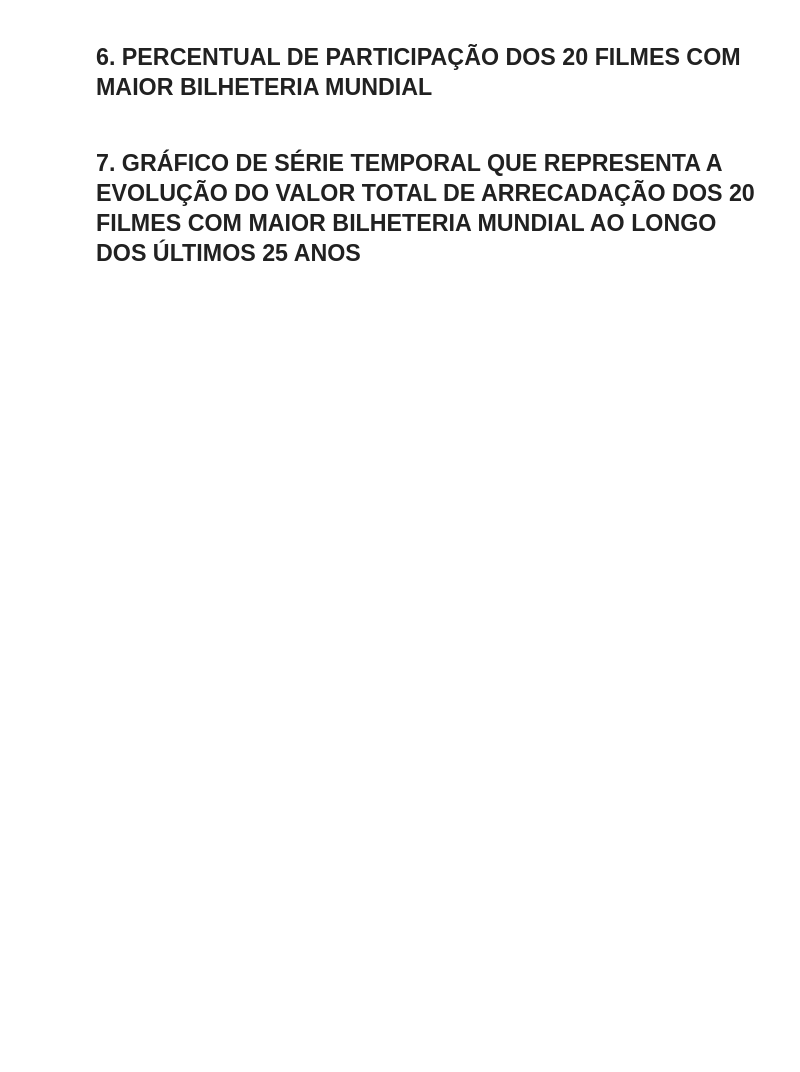
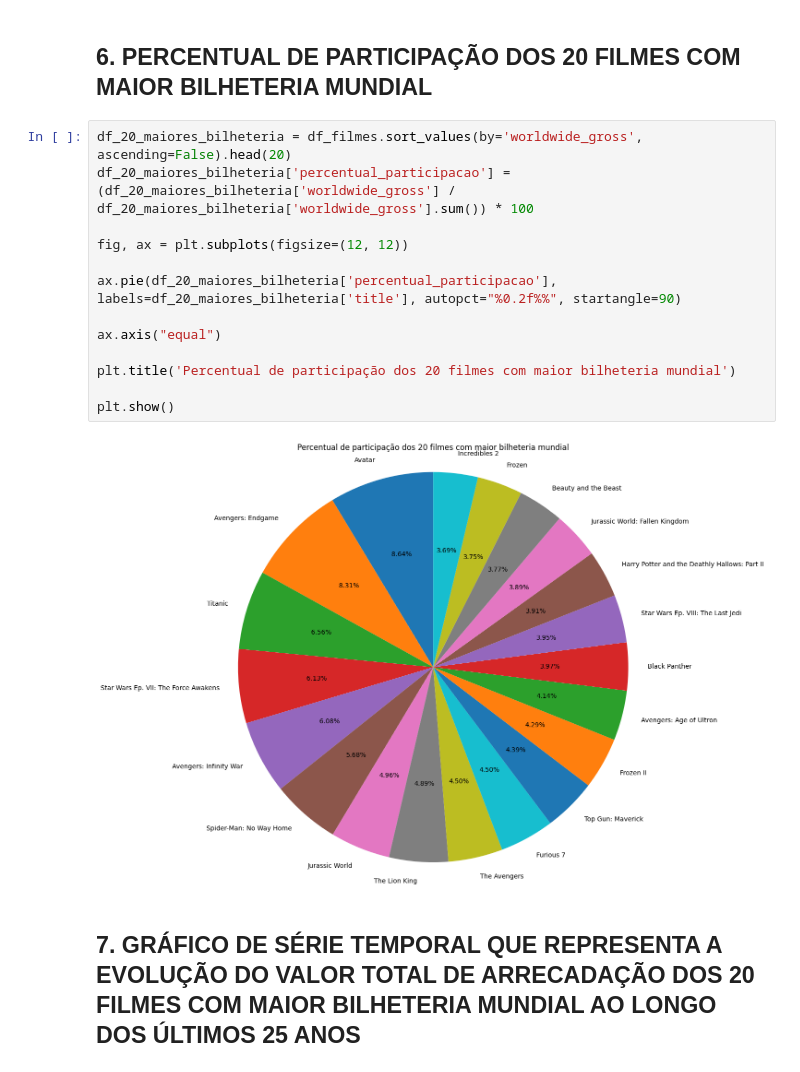
Before and after one commit to arthurabelo/AnaliseFilmesPandas, a Jupyter notebook: Analise_Filmes.ipynb, the cells around one changed output. Cells and saved outputs as stored; diff of their text form; blank space fills up the shorter version.

```diff
--- a/Analise_Filmes.ipynb
+++ b/Analise_Filmes.ipynb
@@ -276,4 +292,19 @@ A média de arrecadação dos 20 filmes com maior bilheteria mundial é: US$1683
 # %% [markdown]
 ## 6. PERCENTUAL DE PARTICIPAÇÃO DOS 20 FILMES COM MAIOR BILHETERIA MUNDIAL
+# %%
+df_20_maiores_bilheteria = df_filmes.sort_values(by='worldwide_gross', ascending=False).head(20)
+df_20_maiores_bilheteria['percentual_participacao'] = (df_20_maiores_bilheteria['worldwide_gross'] / df_20_maiores_bilheteria['worldwide_gross'].sum()) * 100
+
+fig, ax = plt.subplots(figsize=(12, 12))
+
+ax.pie(df_20_maiores_bilheteria['percentual_participacao'], labels=df_20_maiores_bilheteria['title'], autopct="%0.2f%%", startangle=90)
+
+ax.axis("equal")
+
+plt.title('Percentual de participação dos 20 filmes com maior bilheteria mundial')
+
+plt.show()
+# %% [output]
+[figure, added]
 # %% [markdown]
 ## 7. GRÁFICO DE SÉRIE TEMPORAL QUE REPRESENTA A EVOLUÇÃO DO VALOR TOTAL DE ARRECADAÇÃO DOS 20 FILMES COM MAIOR BILHETERIA MUNDIAL AO LONGO DOS ÚLTIMOS 25 ANOS
```
Also changed, not shown: parts of 8 cells of this notebook.
